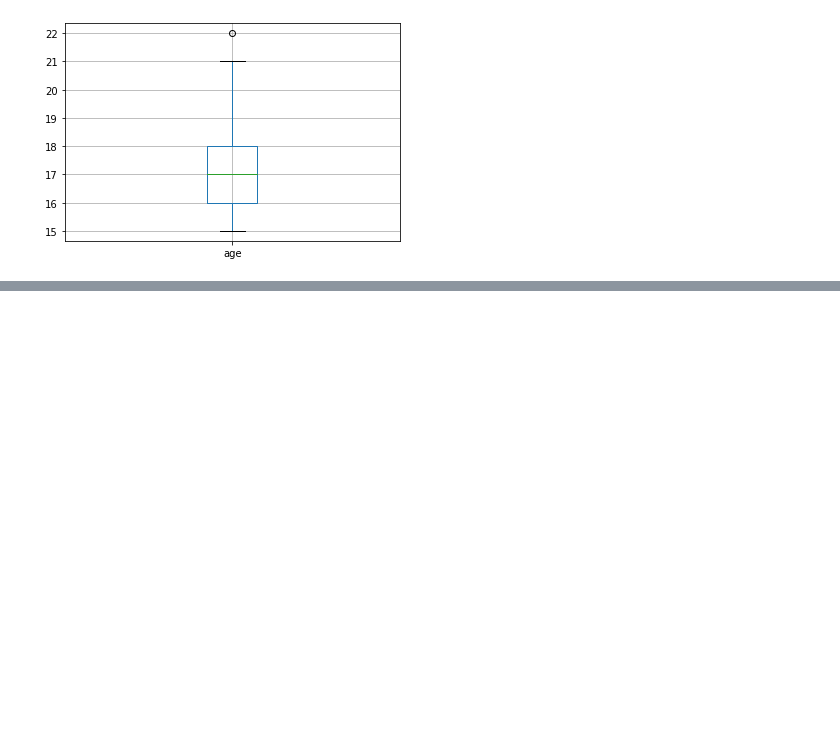
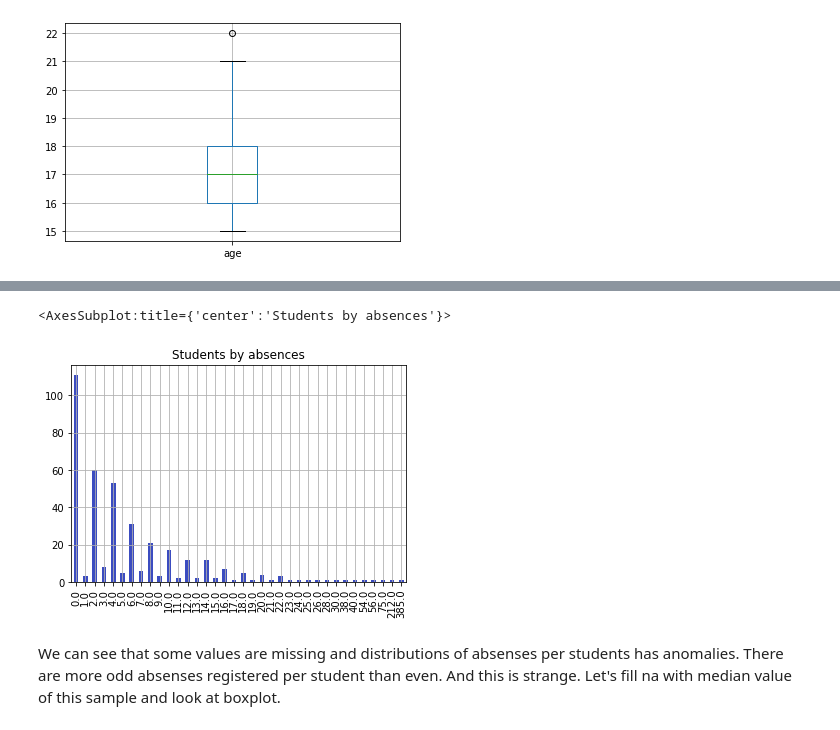
Before and after one commit to mka4/skillfactory, a Jupyter notebook: module_2/eda_students.ipynb, the cells around one changed output, grey strips where cells are left out. Drawn from its saved outputs; the diff is of its cells as text; code cells hidden in the pictures; blank space fills up the shorter version.

```diff
--- a/module_2/eda_students.ipynb
+++ b/module_2/eda_students.ipynb
@@ -210,0 +217,2 @@ students['age'].value_counts().plot(kind = 'bar',
+# %%
+students["age"].replace(22,21, inplace=True)
@@ -210,0 +244,10 @@ students['age'].value_counts().plot(kind = 'bar',
+# %%
+students.absences.value_counts().sort_index().plot(kind = 'bar',
+                              grid = True,
+                              colormap = 'coolwarm',
+                              title = 'Students by absences')
+# %% [output]
+<AxesSubplot:title={'center':'Students by absences'}>
+[figure, added]
+# %% [markdown]
+We can see that some values are missing and distributions of absenses per students has anomalies. There are more odd absenses registered per student than even. And this is strange. Let's fill na with median value of this sample and look at boxplot.
```
Also changed, not shown: parts of 35 cells of this notebook.
